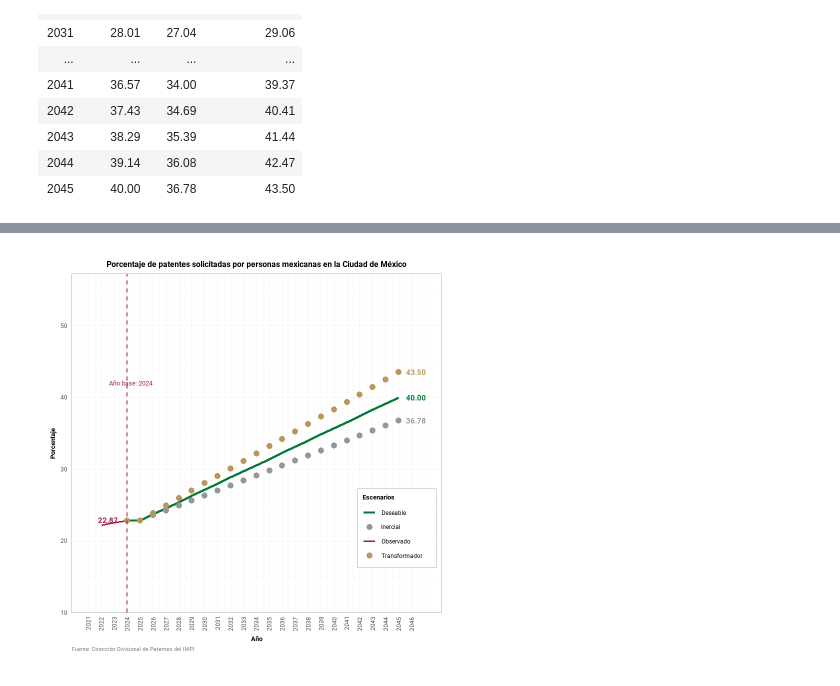
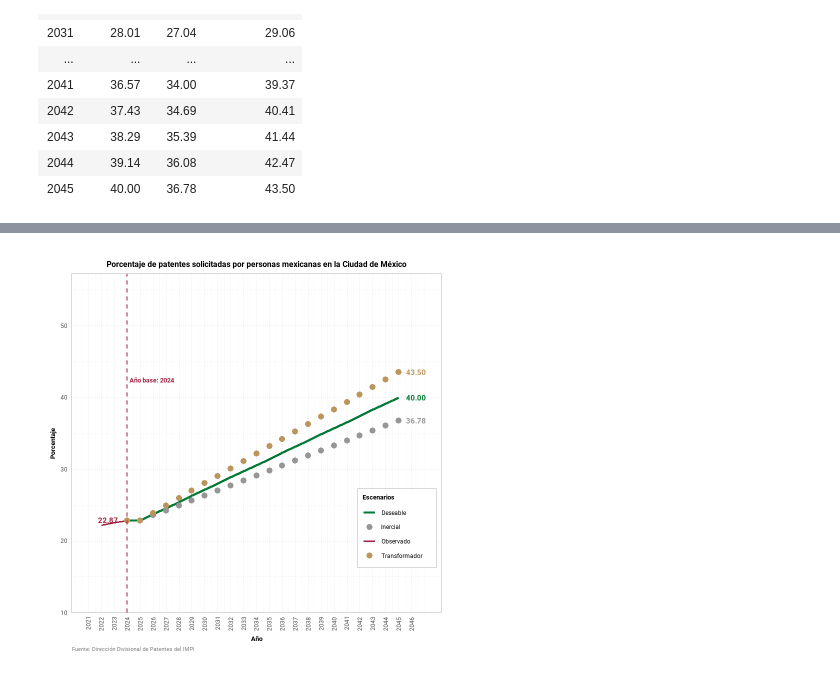
Before and after one commit to bch041097/Indicadores_DEPDS, a Jupyter notebook: Educadora/nuevo_patentes.ipynb, the cells around one changed output, grey strips where cells are left out. Saved outputs shown, nothing was run; the diff lists cells and outputs as text; code cells hidden in the pictures.

Commit message:
Add files via upload
Gráfica patentes

```diff
--- a/Educadora/nuevo_patentes.ipynb
+++ b/Educadora/nuevo_patentes.ipynb
@@ -220,9 +131,12 @@ p <- ggplot() +
 
   # Línea vertical del año base
   geom_vline(xintercept = ano_base, color = "#9F2241", linetype = "dashed", linewidth = 0.7) +
-  annotate("text", x = ano_base + 0.3, y = max(df_final$Deseable) * 1.05,
-           label = paste("Año base:", ano_base),
-           color = "#9F2241", size = 3.3, family = "roboto") +
+  annotate("text",
+         x = ano_base + 1.9,        # Ubicación de la leyenda, si es más grande, es a la derecha
+         y = max(df_final$Deseable) * 1.06,
+         label = paste("Año base:", ano_base),
+         color = "#9F2241", size = 3.5, family = "roboto", fontface = "bold") +
+
 
   # Etiqueta base
   annotate("text", x = ano_base - 1.5, y = df_final$Deseable[df_final$ciclo == ano_base],
@@ -257,36 +171,31 @@ p <- ggplot() +
   scale_color_manual(values = c(
     "Observado" = "#9F2241",
     "Deseable" = "#027a35",
     "Inercial" = "#969696",
     "Transformador" = "#BC955C"
   )) +
 
   # Tema con cuadrícula más visible
   theme_minimal(base_family = "roboto") +
   theme(
     plot.title = element_text(face = "bold", size = 12, hjust = 0.5),
     axis.title = element_text(size = 10, face = "bold"),
     axis.text = element_text(size = 9),
     axis.text.x = element_text(angle = 90, vjust = 0.5, hjust = 1),
     panel.grid.major = element_line(color = "gray80", linetype = "dotted", linewidth = 0.5),
     panel.grid.minor = element_line(color = "gray90", linetype = "dotted", linewidth = 0.3),
     plot.caption = element_text(hjust = 0, size = 8, color = "gray50"),
     legend.title = element_text(face = "bold", size = 10),
     legend.text = element_text(size = 9),
     legend.position = c(0.88, 0.25),
     legend.background = element_rect(fill = "white", color = "gray70", size = 0.3),
     legend.key = element_rect(fill = "white", color = NA),
     panel.border = element_rect(color = "gray70", fill = NA, linewidth = 0.5),
     plot.margin = margin(15, 20, 20, 15)
   )
 
 # --- GUARDAR ---
-ggsave(
-  "grafica_patentes_cuadricula_visible.png",
-  plot = p,
-  width = 11, height = 8, dpi = 300, bg = "white"
-)
 
 print(p)
 # %% [output]
-[figure, old version]
+[figure, new version]
```
Also changed, not shown: parts of 2 cells of this notebook.
